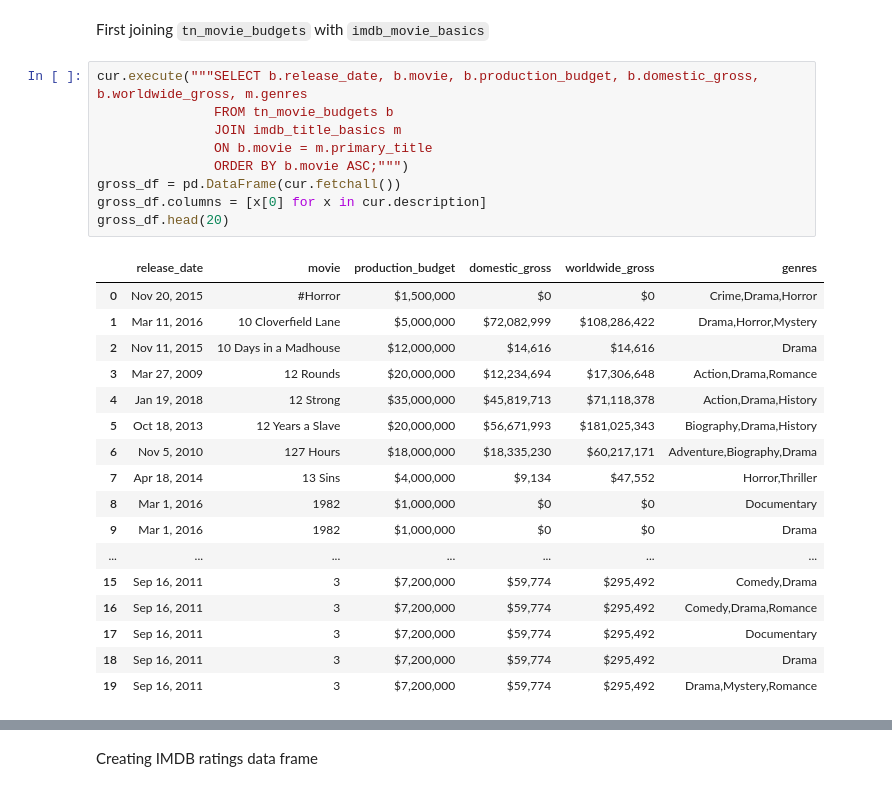
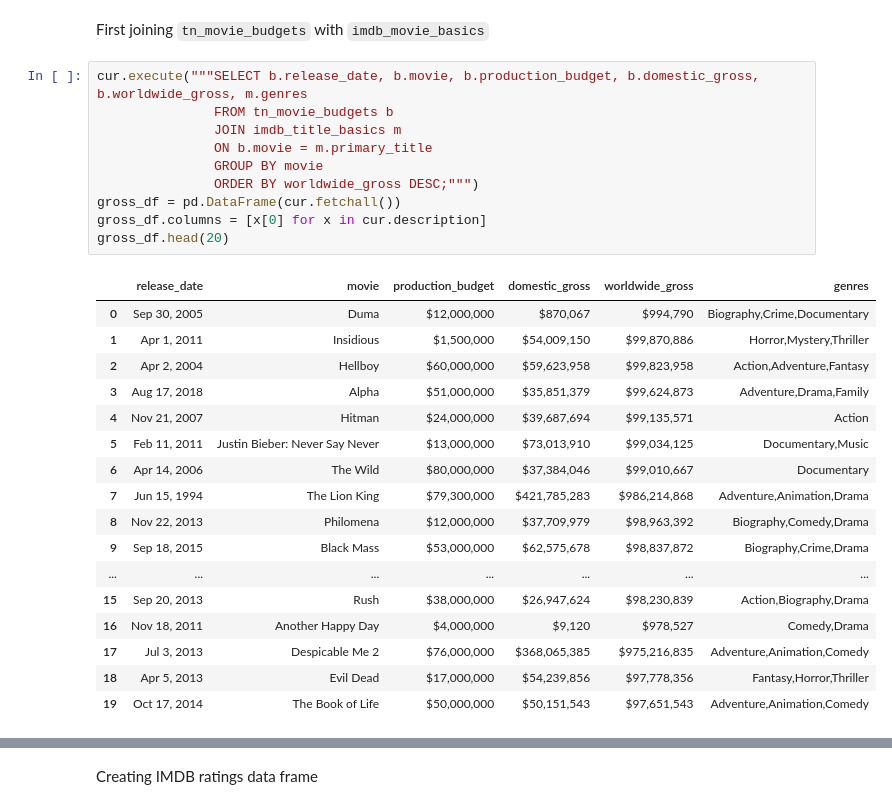
Before and after one commit to nancyho83/Microsoft-Movie-Analysis, a Jupyter notebook: dsc-phase1-project-template.ipynb, the cells around one changed output, grey strips where cells are left out. Saved outputs shown, nothing was run; the diff lists cells and outputs as text.

Commit message:
Updated tables

```diff
--- a/dsc-phase1-project-template.ipynb
+++ b/dsc-phase1-project-template.ipynb
@@ -79,30 +79,31 @@ First joining `tn_movie_budgets` with `imdb_movie_basics`
 # %%
 cur.execute("""SELECT b.release_date, b.movie, b.production_budget, b.domestic_gross, b.worldwide_gross, m.genres
                FROM tn_movie_budgets b
                JOIN imdb_title_basics m
                ON b.movie = m.primary_title
-               ORDER BY b.movie ASC;""")
+               GROUP BY movie
+               ORDER BY worldwide_gross DESC;""")
 gross_df = pd.DataFrame(cur.fetchall())
 gross_df.columns = [x[0] for x in cur.description]
 gross_df.head(20)
 # %% [output]
 |  | release_date | movie | production_budget | domestic_gross | worldwide_gross | genres |
-| 0 | Nov 20, 2015 | #Horror | $1,500,000 | $0 | $0 | Crime,Drama,Horror |
-| 1 | Mar 11, 2016 | 10 Cloverfield Lane | $5,000,000 | $72,082,999 | $108,286,422 | Drama,Horror,Mystery |
-| 2 | Nov 11, 2015 | 10 Days in a Madhouse | $12,000,000 | $14,616 | $14,616 | Drama |
-| 3 | Mar 27, 2009 | 12 Rounds | $20,000,000 | $12,234,694 | $17,306,648 | Action,Drama,Romance |
-| 4 | Jan 19, 2018 | 12 Strong | $35,000,000 | $45,819,713 | $71,118,378 | Action,Drama,History |
-| 5 | Oct 18, 2013 | 12 Years a Slave | $20,000,000 | $56,671,993 | $181,025,343 | Biography,Drama,History |
-| 6 | Nov 5, 2010 | 127 Hours | $18,000,000 | $18,335,230 | $60,217,171 | Adventure,Biography,Drama |
-| 7 | Apr 18, 2014 | 13 Sins | $4,000,000 | $9,134 | $47,552 | Horror,Thriller |
-| 8 | Mar 1, 2016 | 1982 | $1,000,000 | $0 | $0 | Documentary |
-| 9 | Mar 1, 2016 | 1982 | $1,000,000 | $0 | $0 | Drama |
+| 0 | Sep 30, 2005 | Duma | $12,000,000 | $870,067 | $994,790 | Biography,Crime,Documentary |
+| 1 | Apr 1, 2011 | Insidious | $1,500,000 | $54,009,150 | $99,870,886 | Horror,Mystery,Thriller |
+| 2 | Apr 2, 2004 | Hellboy | $60,000,000 | $59,623,958 | $99,823,958 | Action,Adventure,Fantasy |
+| 3 | Aug 17, 2018 | Alpha | $51,000,000 | $35,851,379 | $99,624,873 | Adventure,Drama,Family |
+| 4 | Nov 21, 2007 | Hitman | $24,000,000 | $39,687,694 | $99,135,571 | Action |
+| 5 | Feb 11, 2011 | Justin Bieber: Never Say Never | $13,000,000 | $73,013,910 | $99,034,125 | Documentary,Music |
+| 6 | Apr 14, 2006 | The Wild | $80,000,000 | $37,384,046 | $99,010,667 | Documentary |
+| 7 | Jun 15, 1994 | The Lion King | $79,300,000 | $421,785,283 | $986,214,868 | Adventure,Animation,Drama |
+| 8 | Nov 22, 2013 | Philomena | $12,000,000 | $37,709,979 | $98,963,392 | Biography,Comedy,Drama |
+| 9 | Sep 18, 2015 | Black Mass | $53,000,000 | $62,575,678 | $98,837,872 | Biography,Crime,Drama |
 | ... | ... | ... | ... | ... | ... | ... |
-| 15 | Sep 16, 2011 | 3 | $7,200,000 | $59,774 | $295,492 | Comedy,Drama |
-| 16 | Sep 16, 2011 | 3 | $7,200,000 | $59,774 | $295,492 | Comedy,Drama,Romance |
-| 17 | Sep 16, 2011 | 3 | $7,200,000 | $59,774 | $295,492 | Documentary |
-| 18 | Sep 16, 2011 | 3 | $7,200,000 | $59,774 | $295,492 | Drama |
-| 19 | Sep 16, 2011 | 3 | $7,200,000 | $59,774 | $295,492 | Drama,Mystery,Romance |
+| 15 | Sep 20, 2013 | Rush | $38,000,000 | $26,947,624 | $98,230,839 | Action,Biography,Drama |
+| 16 | Nov 18, 2011 | Another Happy Day | $4,000,000 | $9,120 | $978,527 | Comedy,Drama |
+| 17 | Jul 3, 2013 | Despicable Me 2 | $76,000,000 | $368,065,385 | $975,216,835 | Adventure,Animation,Comedy |
+| 18 | Apr 5, 2013 | Evil Dead | $17,000,000 | $54,239,856 | $97,778,356 | Fantasy,Horror,Thriller |
+| 19 | Oct 17, 2014 | The Book of Life | $50,000,000 | $50,151,543 | $97,651,543 | Adventure,Animation,Comedy |
 # %%
 gross_df.shape
 # %% [output]
```
Also changed, not shown: parts of 6 cells of this notebook.
